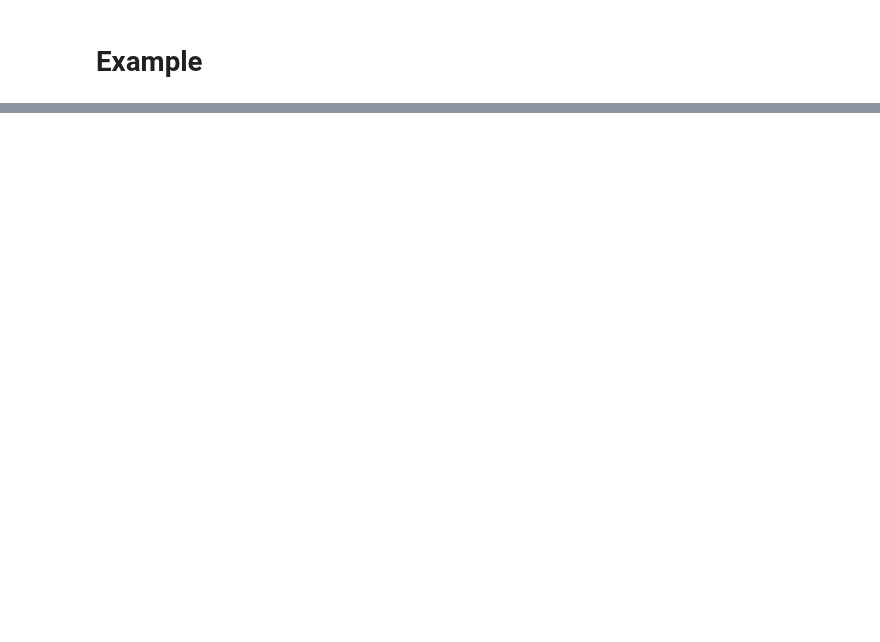
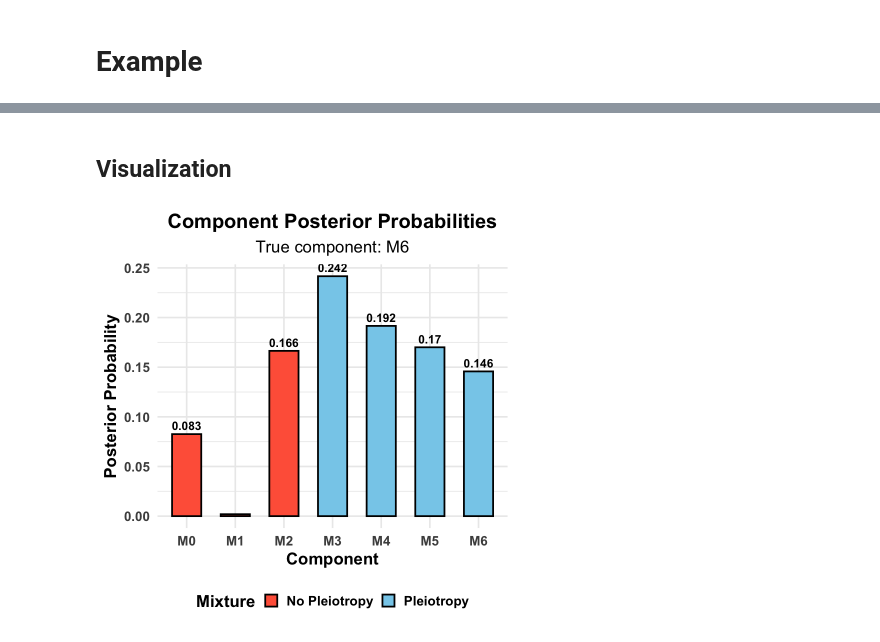
Before and after one commit to StatFunGen/statgen-prerequisites, a Jupyter notebook: Bayesian_mixture_model.ipynb, the cells around one changed output, grey strips where cells are left out. Saved outputs shown, nothing was run; the diff lists cells and outputs as text; code cells hidden in the pictures; blank space fills up the shorter version.

```diff
--- a/Bayesian_mixture_model.ipynb
+++ b/Bayesian_mixture_model.ipynb
@@ -154,0 +121,16 @@ legend("topright",
+# %%
+# Define mixture models
+no_pleiotropy_components <- c("M0", "M1", "M2")
+pleiotropy_components <- c("M3", "M4", "M5", "M6")
+
+# Mixture weights
+no_pleiotropy_weights <- c(0.5, 0.25, 0.25)
+pleiotropy_weights <- rep(1/4, 4)
+
+cat("No Pleiotropy Mixture:\n")
+cat("Components:", no_pleiotropy_components, "\n")
+cat("Weights:", no_pleiotropy_weights, "\n\n")
+
+cat("Pleiotropy Mixture:\n")
+cat("Components:", pleiotropy_components, "\n")
+cat("Weights:", pleiotropy_weights, "\n")
@@ -154,0 +388,42 @@ legend("topright",
+# %% [markdown]
+## Visualization
+# %%
+# Create results data frame
+results_df <- data.frame(
+  Component = component_names,
+  Posterior_Probability = posterior_probs,
+  Mixture = ifelse(component_names %in% no_pleiotropy_components,
+                   "No Pleiotropy", "Pleiotropy"),
+  Is_True = component_names == true_component
+)
+
+# Plot component posterior probabilities
+p1 <- ggplot(results_df, aes(x = Component, y = Posterior_Probability, fill = Mixture)) +
+  geom_col(position = position_dodge(width = 0.8), width = 0.6, color = "black", linewidth = 1) +
+  geom_text(aes(label = ifelse(Posterior_Probability > 0.01,
+                              round(Posterior_Probability, 3), "")),
+            position = position_dodge(width = 0.8), vjust = -0.5, size = 5, fontface = "bold") +
+  scale_fill_manual(values = c("No Pleiotropy" = "tomato", "Pleiotropy" = "skyblue")) +
+  labs(
+    title = "Component Posterior Probabilities",
+    subtitle = paste("True component:", true_component),
+    y = "Posterior Probability",
+    x = "Component",
+    fill = "Mixture"
+  ) +
+  theme_minimal(base_size = 20) +
+  theme(
+    plot.title = element_text(hjust = 0.5, face = "bold"),
+    plot.subtitle = element_text(hjust = 0.5),
+    axis.title.y = element_text(face = "bold"),
+    axis.title.x = element_text(face = "bold"),
+    axis.text.x = element_text(face = "bold"),
+    axis.text.y = element_text(face = "bold"),
+    legend.title = element_text(face = "bold"),
+    legend.text = element_text(face = "bold"),
+    legend.position = "bottom"
+  )
+
+print(p1)
+# %% [output]
+[figure, added]
```
Also changed, not shown: parts of 32 cells of this notebook, 22 other files.
